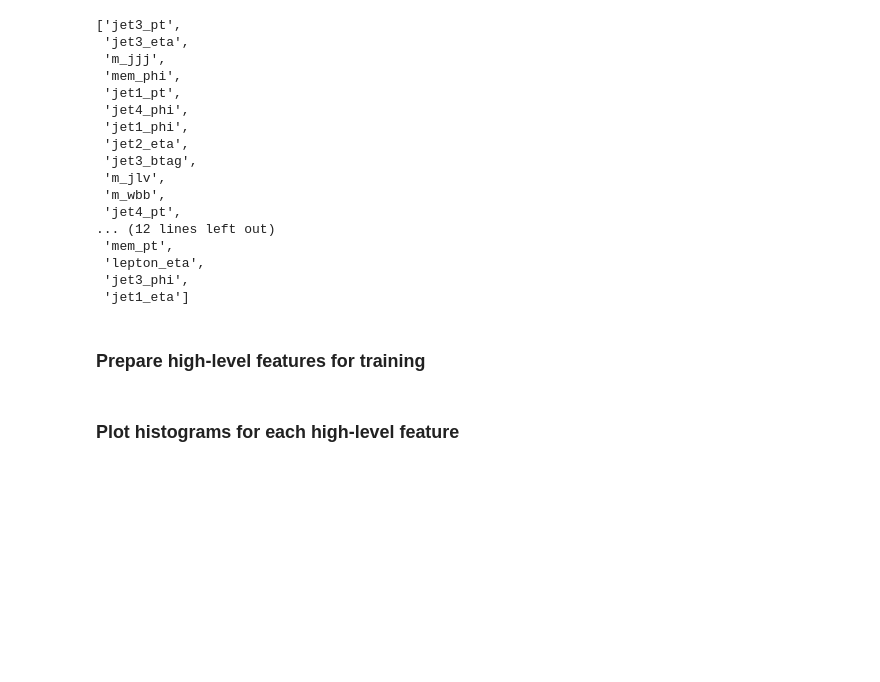
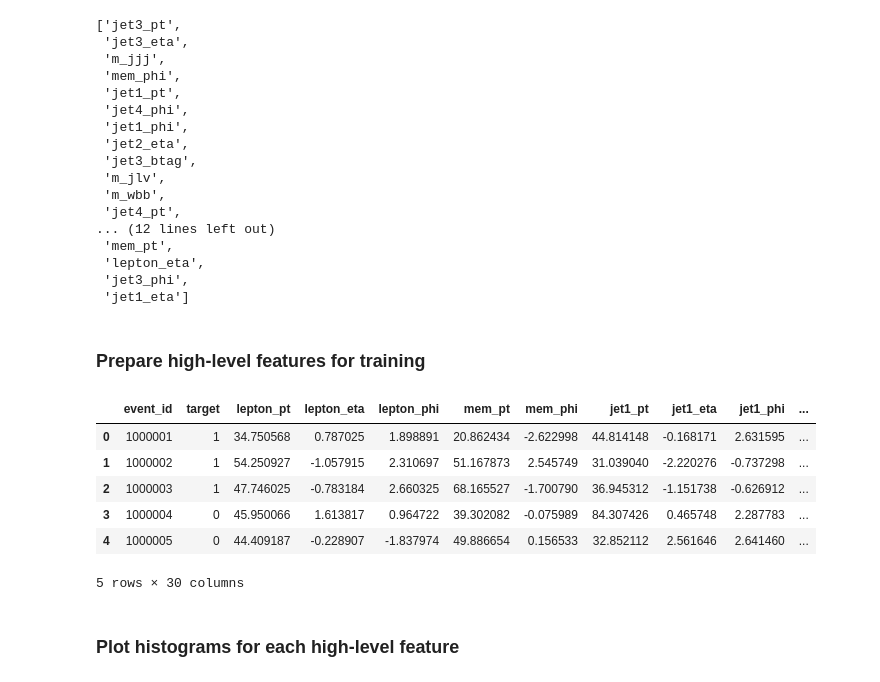
Before and after one commit to astiunov/mlhep2016, a Jupyter notebook: higgs_kaggle/baseline.ipynb, the cells around one changed output. Drawn from its saved outputs; the diff is of its cells as text; code cells hidden in the pictures; blank space fills up the shorter version.

```diff
--- a/higgs_kaggle/baseline.ipynb
+++ b/higgs_kaggle/baseline.ipynb
@@ -52,6 +78,16 @@ features
  'jet1_eta']
 # %% [markdown]
 ### Prepare high-level features for training
+# %%
+data.head()
+# %% [output]
+|  | event_id | target | lepton_pt | lepton_eta | lepton_phi | mem_pt | mem_phi | jet1_pt | jet1_eta | jet1_phi | ... |
+| 0 | 1000001 | 1 | 34.750568 | 0.787025 | 1.898891 | 20.862434 | -2.622998 | 44.814148 | -0.168171 | 2.631595 | ... |
+| 1 | 1000002 | 1 | 54.250927 | -1.057915 | 2.310697 | 51.167873 | 2.545749 | 31.039040 | -2.220276 | -0.737298 | ... |
+| 2 | 1000003 | 1 | 47.746025 | -0.783184 | 2.660325 | 68.165527 | -1.700790 | 36.945312 | -1.151738 | -0.626912 | ... |
+| 3 | 1000004 | 0 | 45.950066 | 1.613817 | 0.964722 | 39.302082 | -0.075989 | 84.307426 | 0.465748 | 2.287783 | ... |
+| 4 | 1000005 | 0 | 44.409187 | -0.228907 | -1.837974 | 49.886654 | 0.156533 | 32.852112 | 2.561646 | 2.641460 | ... |
+5 rows × 30 columns
 # %%
 high_level_features = ['m_jj', 'm_jjj', 'm_jlv', 'm_wwbb', 'm_bb', 'm_wbb', 'm_lv']
 # %% [markdown]
```
Also changed, not shown: parts of 6 cells of this notebook.
